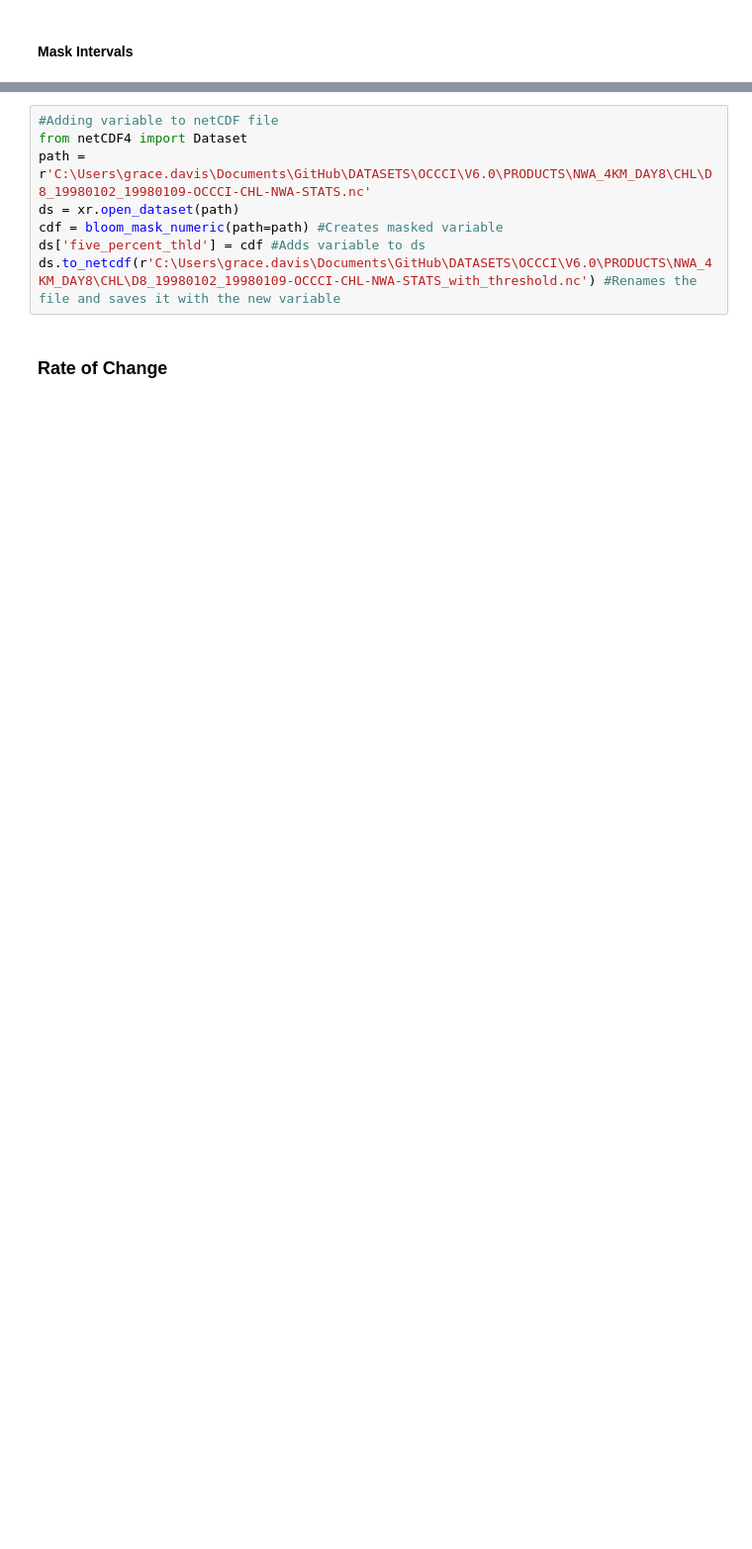
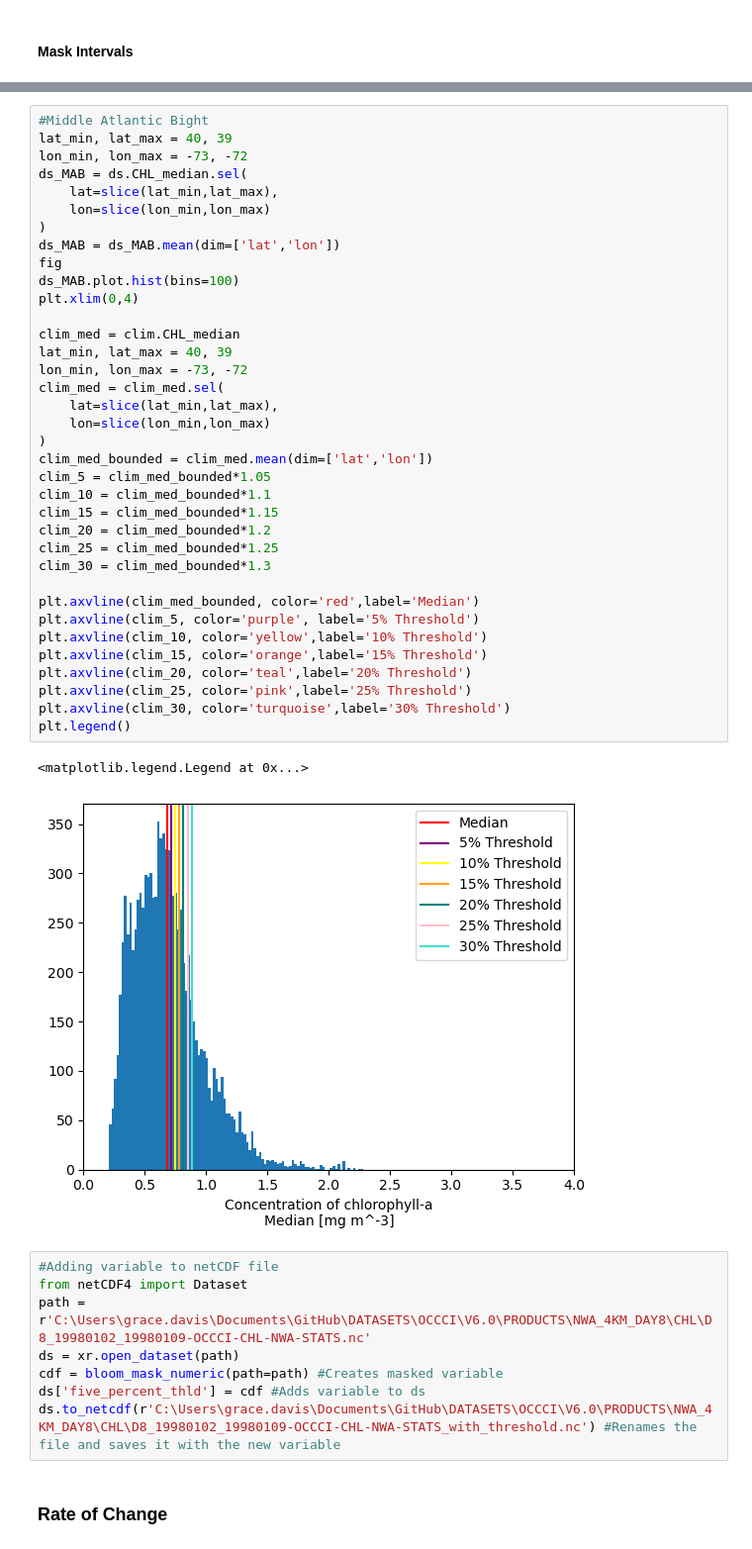
Before and after one commit to gdavis5/phytoplankton_Hollings_project, a Jupyter notebook: Phytoplankton_Phenology_NWA.ipynb, the cells around one changed output, grey strips where cells are left out. Shown at 99% size. Saved outputs shown, nothing was run; the diff lists cells and outputs as text; blank space fills up the shorter version.

```diff
--- a/Phytoplankton_Phenology_NWA.ipynb
+++ b/Phytoplankton_Phenology_NWA.ipynb
@@ -308,3 +283,42 @@ axes[1,2].set_title('Chlorophyll a 30% Mask',fontsize=14)
+# %%
+#Middle Atlantic Bight
+lat_min, lat_max = 40, 39
+lon_min, lon_max = -73, -72
+ds_MAB = ds.CHL_median.sel(
+    lat=slice(lat_min,lat_max),
+    lon=slice(lon_min,lon_max)
+)
+ds_MAB = ds_MAB.mean(dim=['lat','lon'])
+fig
+ds_MAB.plot.hist(bins=100)
+plt.xlim(0,4)
+
+clim_med = clim.CHL_median
+lat_min, lat_max = 40, 39
+lon_min, lon_max = -73, -72
+clim_med = clim_med.sel(
+    lat=slice(lat_min,lat_max),
+    lon=slice(lon_min,lon_max)
+)
+clim_med_bounded = clim_med.mean(dim=['lat','lon'])
+clim_5 = clim_med_bounded*1.05
+clim_10 = clim_med_bounded*1.1
+clim_15 = clim_med_bounded*1.15
+clim_20 = clim_med_bounded*1.2
+clim_25 = clim_med_bounded*1.25
+clim_30 = clim_med_bounded*1.3
+
+plt.axvline(clim_med_bounded, color='red',label='Median')
+plt.axvline(clim_5, color='purple', label='5% Threshold')
+plt.axvline(clim_10, color='yellow',label='10% Threshold')
+plt.axvline(clim_15, color='orange',label='15% Threshold')
+plt.axvline(clim_20, color='teal',label='20% Threshold')
+plt.axvline(clim_25, color='pink',label='25% Threshold')
+plt.axvline(clim_30, color='turquoise',label='30% Threshold')
+plt.legend()
+# %% [output]
+<matplotlib.legend.Legend at 0x...>
+[figure, added]
 # %%
 #Adding variable to netCDF file
 from netCDF4 import Dataset
```
Also changed, not shown: parts of 24 cells of this notebook.
